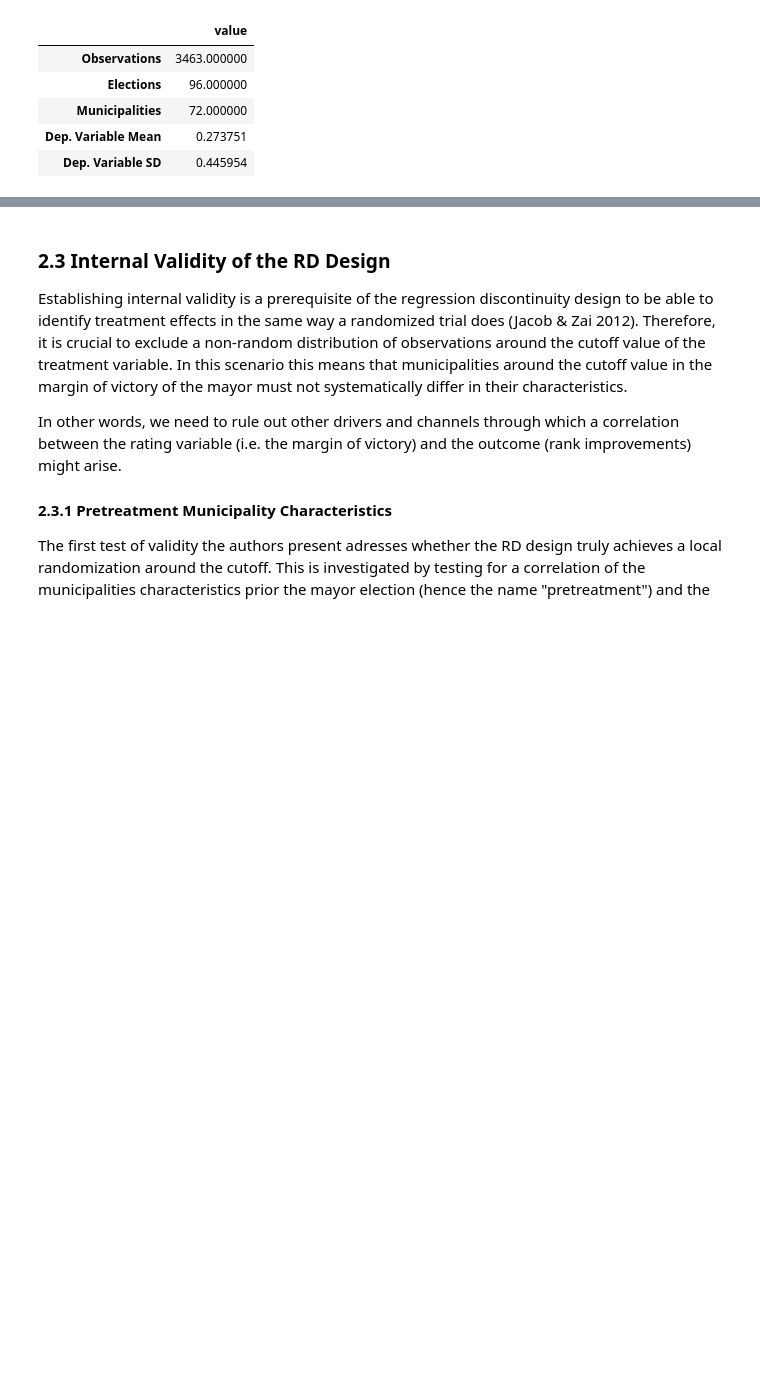
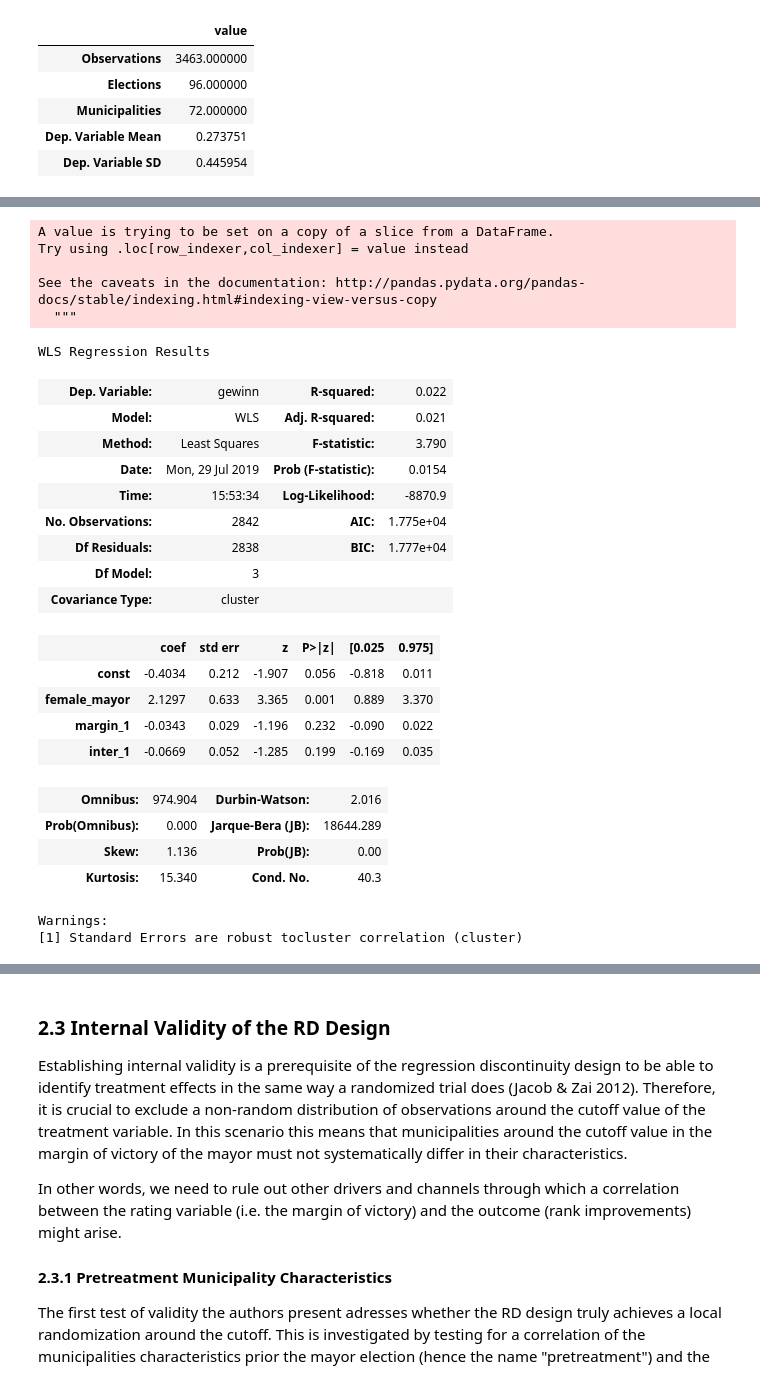
Before and after one commit to DaLueke/replication-baskeran-hessami-2018, a Jupyter notebook: student_project.ipynb, the cells around one changed output, grey strips where cells are left out. Drawn from its saved outputs; the diff is of its cells as text; code cells hidden in the pictures; blank space fills up the shorter version.

```diff
--- a/student_project.ipynb
+++ b/student_project.ipynb
@@ -460,0 +597,42 @@ main_result_descriptive
+# %%
+# (a) raw rank improvements instead of normalized rank improvements as endogenous variable
+# Set the bandwidth (taken from the paper)
+bw = 19.31
+
+# Get regression weights
+rdd_data["weight"] = calculate_weights(df=rdd_data, bandwidth=bw)
+
+# Run regression for approach (1): normalized rank improvement of female candidates on gender of mayor
+sm.WLS(endog=rdd_data.loc[abs(rdd_data["margin_1"])<bw]["gewinn"],
+       exog=sm.add_constant(rdd_data.loc[abs(rdd_data["margin_1"])<bw][["female_mayor", "margin_1", "inter_1"]]),
+       weights=rdd_data.loc[abs(rdd_data["margin_1"])<bw]["weight"],
+      ).fit(cov_type="cluster",
+             cov_kwds={"groups":rdd_data.loc[abs(rdd_data["margin_1"])<bw]["gkz"]}
+            ).summary()
+# %% [output]
+A value is trying to be set on a copy of a slice from a DataFrame.
+Try using .loc[row_indexer,col_indexer] = value instead
+
+See the caveats in the documentation: http://pandas.pydata.org/pandas-docs/stable/indexing.html#indexing-view-versus-copy
+  """
+WLS Regression Results
+| Dep. Variable: | gewinn | R-squared: | 0.022 |
+| Model: | WLS | Adj. R-squared: | 0.021 |
+| Method: | Least Squares | F-statistic: | 3.790 |
+| Date: | Mon, 29 Jul 2019 | Prob (F-statistic): | 0.0154 |
+| Time: | 15:53:34 | Log-Likelihood: | -8870.9 |
+| No. Observations: | 2842 | AIC: | 1.775e+04 |
+| Df Residuals: | 2838 | BIC: | 1.777e+04 |
+| Df Model: | 3 |  |  |
+| Covariance Type: | cluster |  |  |
+|  | coef | std err | z | P>|z| | [0.025 | 0.975] |
+| const | -0.4034 | 0.212 | -1.907 | 0.056 | -0.818 | 0.011 |
+| female_mayor | 2.1297 | 0.633 | 3.365 | 0.001 | 0.889 | 3.370 |
+| margin_1 | -0.0343 | 0.029 | -1.196 | 0.232 | -0.090 | 0.022 |
+| inter_1 | -0.0669 | 0.052 | -1.285 | 0.199 | -0.169 | 0.035 |
+| Omnibus: | 974.904 | Durbin-Watson: | 2.016 |
+| Prob(Omnibus): | 0.000 | Jarque-Bera (JB): | 18644.289 |
+| Skew: | 1.136 | Prob(JB): | 0.00 |
+| Kurtosis: | 15.340 | Cond. No. | 40.3 |
+Warnings:
+[1] Standard Errors are robust tocluster correlation (cluster)
```
Also changed, not shown: parts of 26 cells of this notebook.
